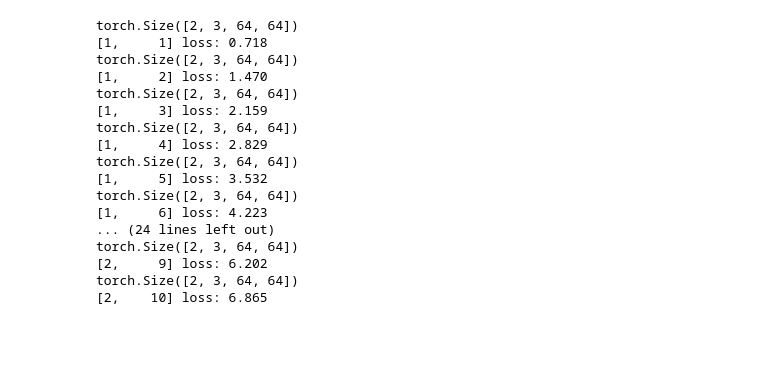
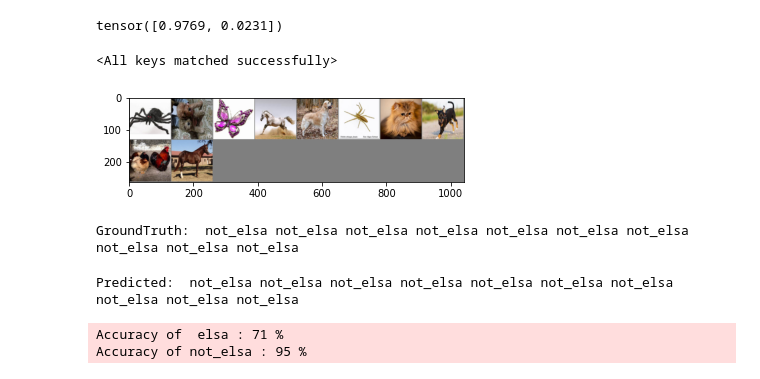
Before and after one commit to Olarm/dog-detect, a Jupyter notebook: elsa_classify.ipynb, the cells around one changed output. Drawn from its saved outputs; the diff is of its cells as text; code cells hidden in the pictures; blank space fills up the shorter version.

```diff
--- a/elsa_classify.ipynb
+++ b/elsa_classify.ipynb
@@ -66,12 +213,14 @@ net = Net()
 # %%
-criterion = nn.CrossEntropyLoss()
+print(weights)
+criterion = nn.CrossEntropyLoss(weight=weights)
 optimizer = optim.SGD(net.parameters(), lr=0.001, momentum=0.9)
+# %% [output]
+tensor([0.9769, 0.0231])
 # %%
 for epoch in range(2):
     running_loss = 0.0
-    for i, data in enumerate(trainloader, 0):
+    for i, data in enumerate(tqdm(trainloader, 0)):
         inputs, labels = data
-        print(inputs.shape)
         optimizer.zero_grad()
         outputs = net(inputs)
         loss = criterion(outputs, labels)
@@ -79,22 +228,6 @@ for epoch in range(2):
         optimizer.step()
 
         running_loss += loss.item()
-        print("[%d, %5d] loss: %.3f" % (epoch + 1, i + 1, running_loss))
+        if i % 2000 == 1999:
+            print("[%d, %5d] loss: %.3f" % (epoch + 1, i + 1, running_loss/2000))
+            running_loss = 0.0
-# %% [output]
-torch.Size([2, 3, 64, 64])
-[1,     1] loss: 0.718
-torch.Size([2, 3, 64, 64])
-[1,     2] loss: 1.470
-torch.Size([2, 3, 64, 64])
-[1,     3] loss: 2.159
-torch.Size([2, 3, 64, 64])
-[1,     4] loss: 2.829
-torch.Size([2, 3, 64, 64])
-[1,     5] loss: 3.532
-torch.Size([2, 3, 64, 64])
-[1,     6] loss: 4.223
-... (24 lines left out)
-torch.Size([2, 3, 64, 64])
-[2,     9] loss: 6.202
-torch.Size([2, 3, 64, 64])
-[2,    10] loss: 6.865
@@ -100,0 +236,49 @@ torch.Size([2, 3, 64, 64])
+# %%
+net = Net3()
+net.load_state_dict(torch.load(path))
+# %% [output]
+<All keys matched successfully>
+# %%
+dataiter = iter(testloader)
+images, labels = dataiter.next()
+
+imshow(tv.utils.make_grid(images))
+print("GroundTruth: ", " ".join("%5s" % classes[labels[j]] for j in range(BATCH_SIZE)))
+# %% [output]
+[figure, added]
+GroundTruth:  not_elsa not_elsa not_elsa not_elsa not_elsa not_elsa not_elsa not_elsa not_elsa not_elsa
+# %%
+_, predicted = torch.max(outputs, 1)
+
+print("Predicted: ", " ".join("%5s" % classes[predicted[j]] for j in range(BATCH_SIZE)))
+# %% [output]
+Predicted:  not_elsa not_elsa not_elsa not_elsa not_elsa not_elsa not_elsa not_elsa not_elsa not_elsa
+# %%
+correct = 0
+total = 0
+class_correct = list(0. for i in range(2))
+class_total = list(0. for i in range(2))
+with torch.no_grad():
+    for j, data in enumerate(tqdm(testloader, 0)):
+        images, labels = data
+        outputs = net(images)
+        _, predicted = torch.max(outputs, 1)
+        total += labels.size(0)
+        correct += (predicted == labels).sum().item()
+        c = (predicted == labels).squeeze()
+        for i in range(2):
+
+            try:
+                label = labels[i]
+                class_correct[label] += c[i].item()
+            except:
+                label = labels
+                class_correct[label] += c.item()
+            class_total[label] += 1
+
+print("Accuracy: %d %%" % (100 * correct / total))
+for i in range(2):
+    print("Accuracy of %5s : %2d %%" % (classes[i], 100*class_correct[i] /class_total[i]))
+# %% [output]
+Accuracy of  elsa : 71 %
+Accuracy of not_elsa : 95 %
```
Also changed, not shown: parts of 15 cells of this notebook, 1 other file.
